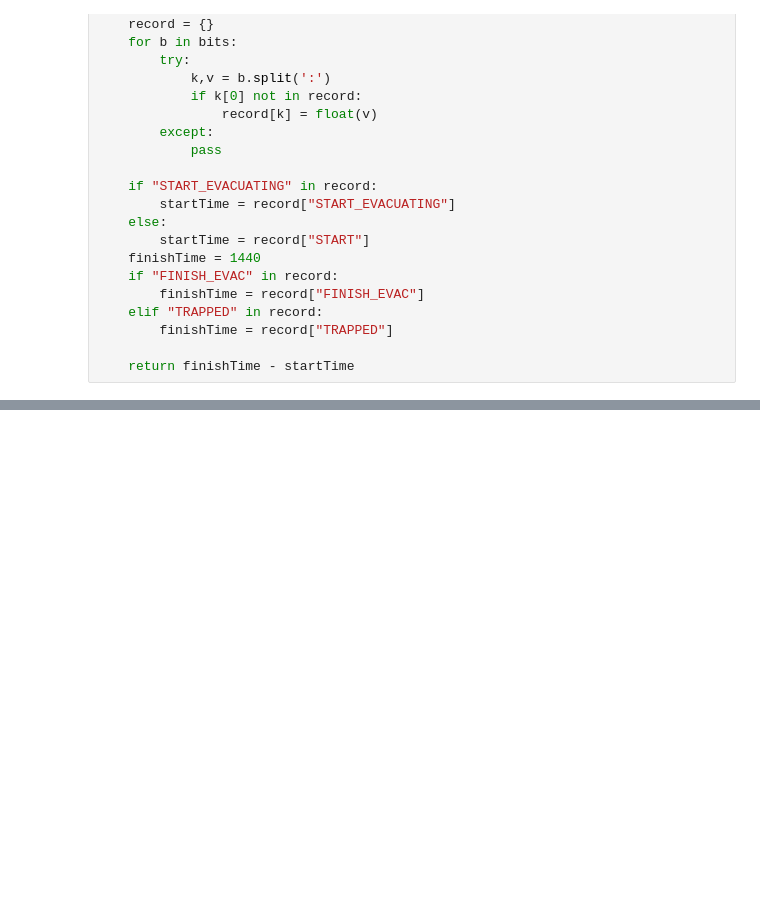
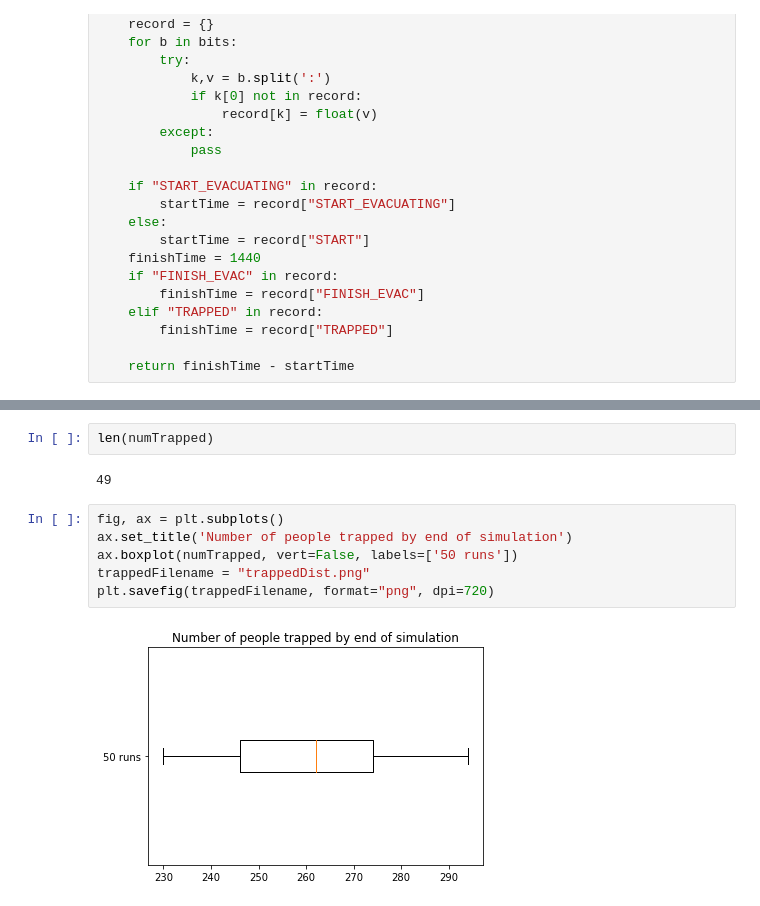
Before and after one commit to swise5/SETOSim, a Jupyter notebook: src/python/HICSS2025.ipynb, the cells around one changed output, grey strips where cells are left out. Drawn from its saved outputs; the diff is of its cells as text; blank space fills up the shorter version.

```diff
--- a/src/python/HICSS2025.ipynb
+++ b/src/python/HICSS2025.ipynb
@@ -101,4 +101,16 @@ len(evacueeFullData[0])
 4368
+# %%
+len(numTrapped)
+# %% [output]
+49
+# %%
+fig, ax = plt.subplots()
+ax.set_title('Number of people trapped by end of simulation')
+ax.boxplot(numTrapped, vert=False, labels=['50 runs'])
+trappedFilename = "trappedDist.png"
+plt.savefig(trappedFilename, format="png", dpi=720)
+# %% [output]
+[figure, added]
 # %%
 #fig, ax = plt.subplots(ncols=1, nrows = 1, sharex=True, sharey=True, figsize=(30,24))
 bins = np.linspace(0, 150, 50)
```
Also changed, not shown: parts of 13 cells of this notebook, 4 other files.
